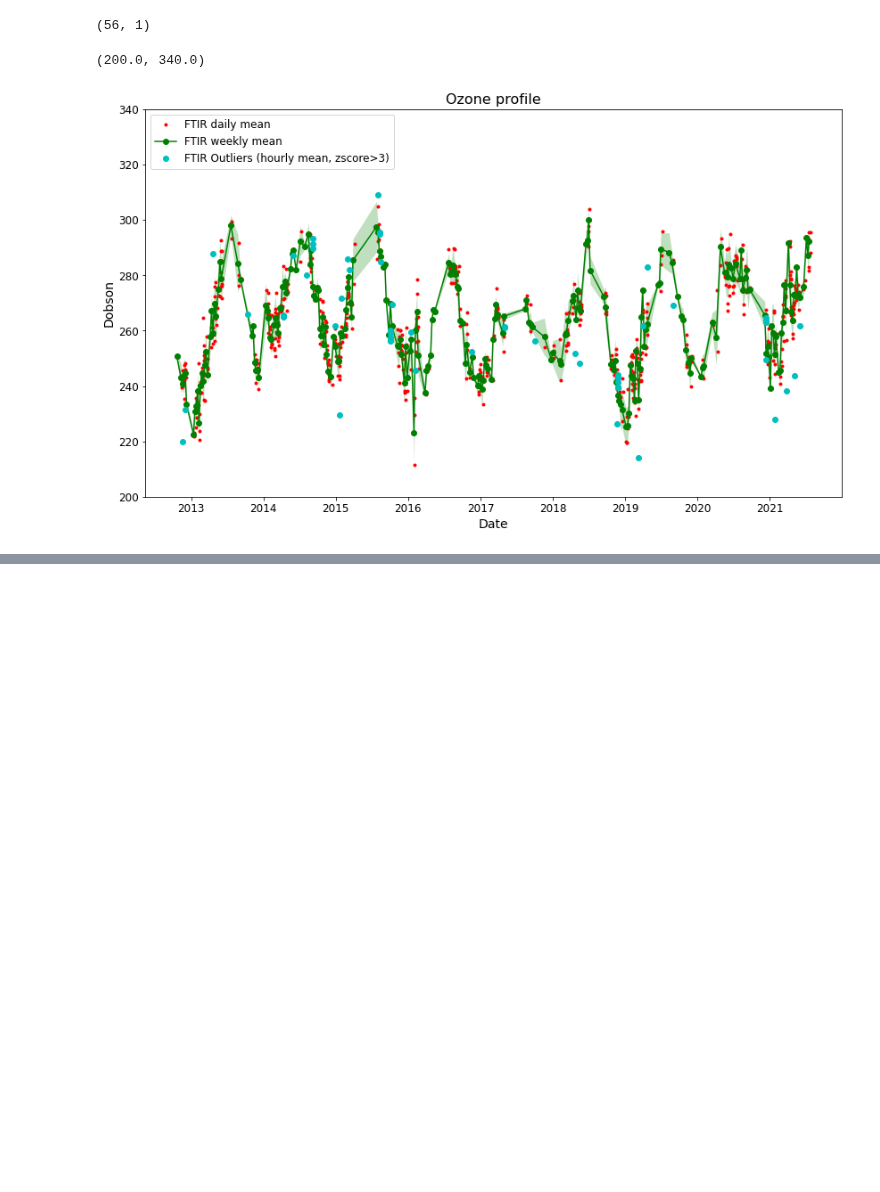
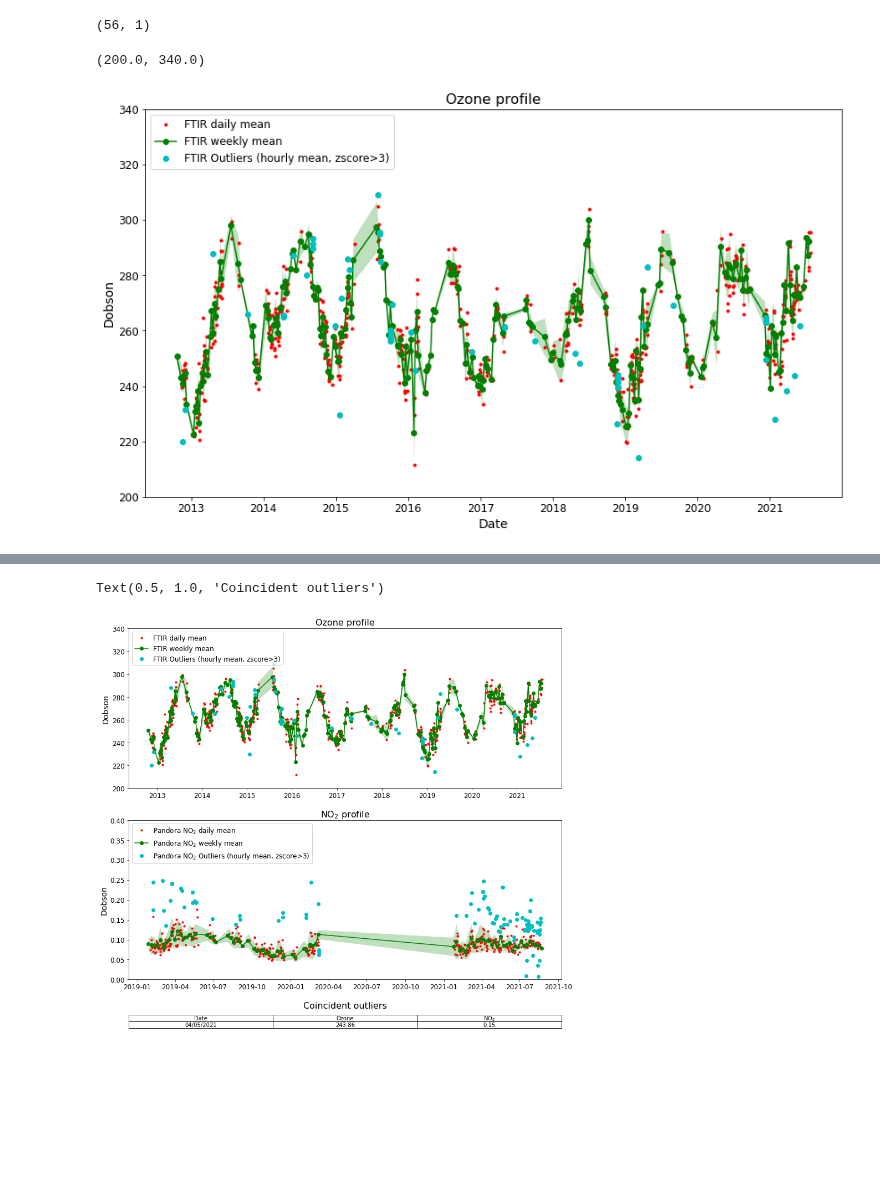
Before and after one commit to mixtli-c/cca-jupyter, a Jupyter notebook: pandonia-merra-ftir.ipynb, the cells around one changed output, grey strips where cells are left out. Drawn from its saved outputs; the diff is of its cells as text; code cells hidden in the pictures; blank space fills up the shorter version.

```diff
--- a/pandonia-merra-ftir.ipynb
+++ b/pandonia-merra-ftir.ipynb
@@ -554,0 +657,69 @@ ax0.set_ylim([200,340])
+# %%
+plt.figure(figsize=(14,18))
+
+ax0 = plt.subplot(3, 1, 1)
+x1=ftirts_coinc_dy.index
+y1=ftirts_coinc_dy.o3column_x
+x2=ftirts_coinc_wk.index
+y2=ftirts_coinc_wk.o3column_x
+y2err=ftirts_coinc_wk.o3column_y
+x3=ftirts_outliers.index
+y3=ftirts_outliers.o3column
+
+ax0.plot(x1, y1, '.r', label='FTIR daily mean')
+ax0.plot(x2, y2, '-go', label='FTIR weekly mean')
+ax0.plot(x3, y3, 'co', label='FTIR Outliers (hourly mean, zscore>3)')
+ax0.fill_between(x2, y2-y2err, y2+y2err,alpha=.25, edgecolor='#3F7F4C', facecolor='g',linewidth=0)
+#ax0.errorbar(x2, y2, yerr=y2err, fmt='go')
+
+## Formatting
+#ax1.set_xticks(np.arange(0,24))
+#ax0.set_xlabel('Date',size=14)
+#ax0.set_ylabel('molecule/cm$^2$',size=14)
+ax0.set_ylabel('Dobson',size=14)
+ax0.set_title("Ozone profile",size=16)
+ax0.legend(fontsize=12, loc='upper left')
+ax0.tick_params(labelsize=12)
+ax0.set_ylim([200,340])
+
+
+
+ax1 = plt.subplot(3, 1, 2)
+x1=panno2ts_coinc_dy.index
+y1=panno2ts_coinc_dy.no2_x
+x2=panno2ts_coinc_wk.index
+y2=panno2ts_coinc_wk.no2_x
+y2err=panno2ts_coinc_wk.no2_y
+x3=panno2ts_outliers.index
+y3=panno2ts_outliers
+
+ax1.plot(x1, y1, '.r', label='Pandora NO$_2$ daily mean')
+ax1.plot(x2, y2, '-go', label='Pandora NO$_2$ weekly mean')
+ax1.plot(x3, y3, 'co', label='Pandora NO$_2$ Outliers (hourly mean, zscore>3)')
+ax1.fill_between(x2, y2-y2err, y2+y2err,alpha=.25, edgecolor='#3F7F4C', facecolor='g',linewidth=0)
+#ax0.errorbar(x2, y2, yerr=y2err, fmt='go')
+
+## Formatting
+#ax1.set_xticks(np.arange(0,24))
+#ax1.set_xlabel('Date',size=14)
+#ax0.set_ylabel('molecule/cm$^2$',size=14)
+ax1.set_ylabel('Dobson',size=14)
+ax1.set_title("NO$_2$ profile",size=16)
+ax1.legend(fontsize=12, loc='upper left')
+ax1.tick_params(labelsize=12)
+ax1.set_ylim([0,.4])
+
+ax2 = plt.subplot(3, 1,3)
+table = outliers_coinc_dy
+cell_text = []
+tlabels = ['Date','Ozone','NO$_2$']
+for row in range(len(table)):
+    line = [table.index[row].strftime('%d/%m/%Y'),format(table.o3column[row], ".2f"),format(table.no2[row], ".2f")]
+    cell_text.append(line)
+
+ax2.table(cellText=cell_text, colLabels=tlabels,cellLoc='center', loc='upper center')
+ax2.axis('off')
+ax2.set_title("Coincident outliers",size=16)
+# %% [output]
+Text(0.5, 1.0, 'Coincident outliers')
+[figure, added]
```
Also changed, not shown: parts of 8 cells of this notebook, 1 other file.
